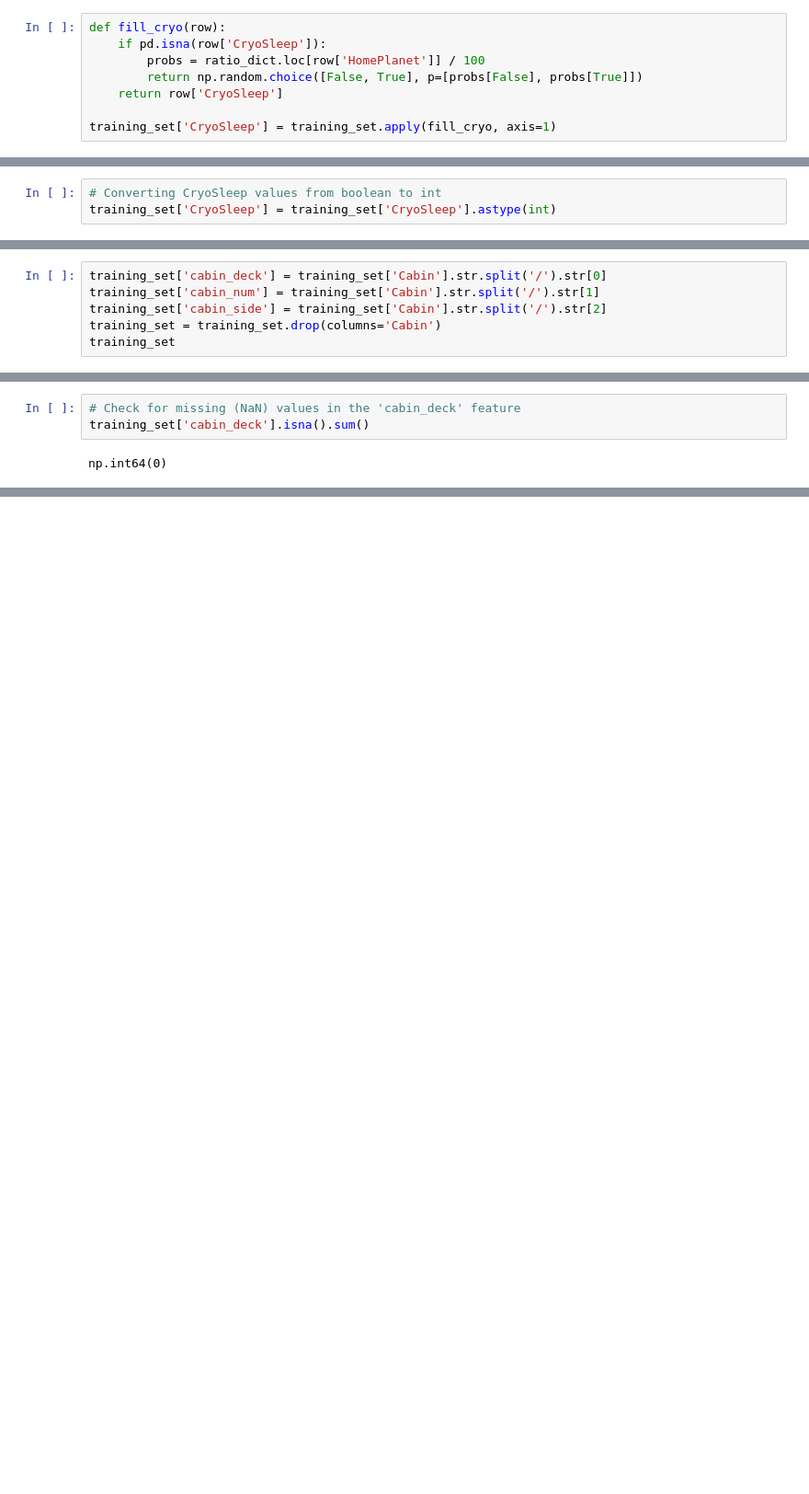
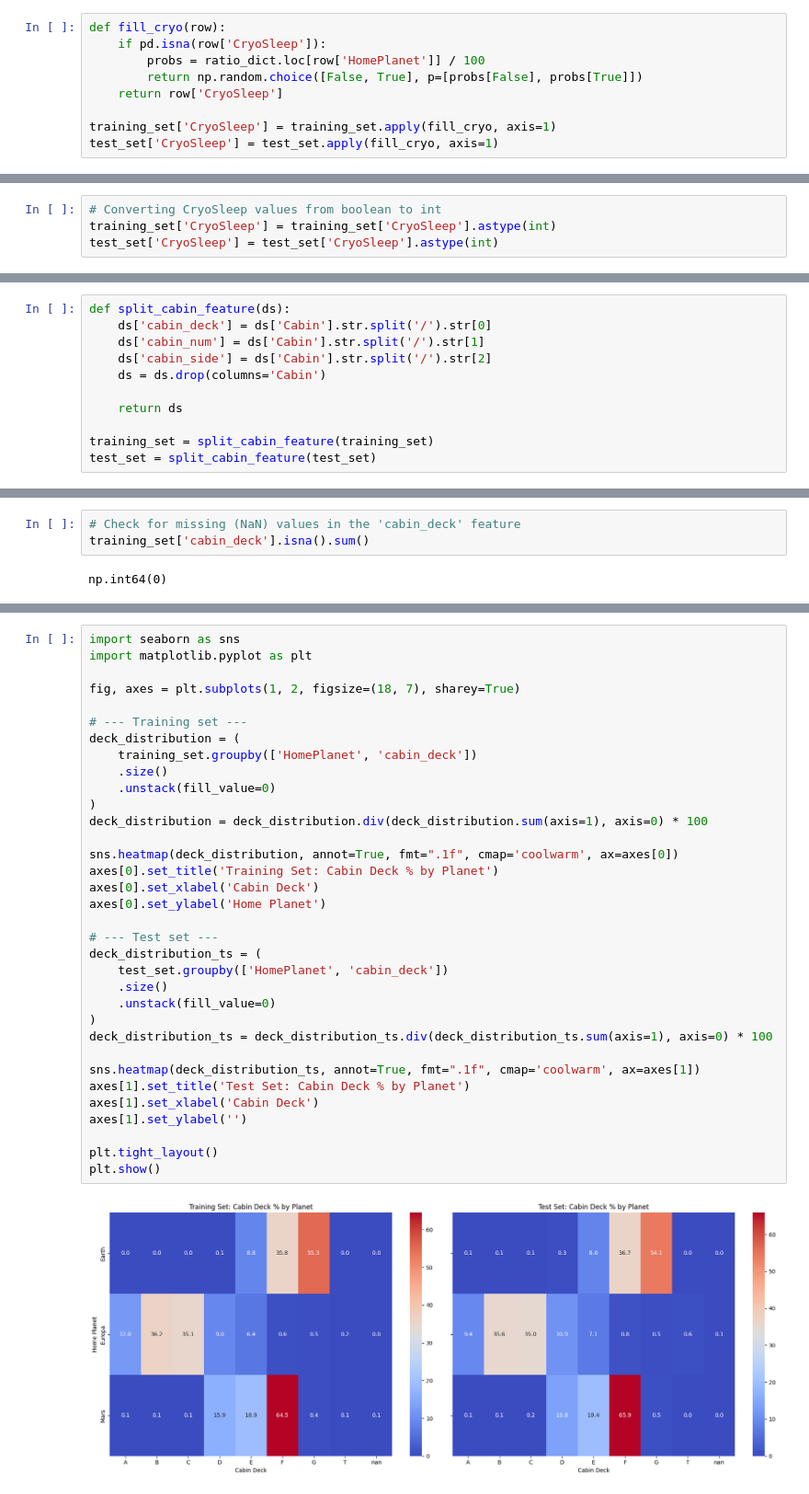
Before and after one commit to plamensve/ML_FINAL_PROJECT, a Jupyter notebook: notebooks/02.preprocessing.ipynb, the cells around one changed output, grey strips where cells are left out. Shown at 92% size. Drawn from its saved outputs; the diff is of its cells as text; blank space fills up the shorter version.

```diff
--- a/notebooks/02.preprocessing.ipynb
+++ b/notebooks/02.preprocessing.ipynb
@@ -412,6 +579,7 @@ def fill_cryo(row):
     return row['CryoSleep']
 
 training_set['CryoSleep'] = training_set.apply(fill_cryo, axis=1)
+test_set['CryoSleep'] = test_set.apply(fill_cryo, axis=1)
 # %%
 # Checking for missing values
 training_set['CryoSleep'].isna().sum()
@@ -420,6 +592,7 @@ np.int64(0)
 # %%
 # Converting CryoSleep values from boolean to int
 training_set['CryoSleep'] = training_set['CryoSleep'].astype(int)
+test_set['CryoSleep'] = test_set['CryoSleep'].astype(int)
 # %%
 training_set
 # %% [output]
@@ -458,9 +647,3 @@ training_set
 | 8691 | 9280_01 | Europa | 0 | E/608/S | 55 Cancri e | 32.0 | False | 0.0 | 1049.0 | ... |
 | 8692 | 9280_02 | Europa | 0 | E/608/S | TRAPPIST-1e | 44.0 | False | 126.0 | 4688.0 | ... |
 8693 rows × 14 columns
-# %%
-training_set['cabin_deck'] = training_set['Cabin'].str.split('/').str[0]
-training_set['cabin_num'] = training_set['Cabin'].str.split('/').str[1]
-training_set['cabin_side'] = training_set['Cabin'].str.split('/').str[2]
-training_set = training_set.drop(columns='Cabin')
-training_set
@@ -481,3 +666,14 @@ training_set
+# %%
+def split_cabin_feature(ds):
+    ds['cabin_deck'] = ds['Cabin'].str.split('/').str[0]
+    ds['cabin_num'] = ds['Cabin'].str.split('/').str[1]
+    ds['cabin_side'] = ds['Cabin'].str.split('/').str[2]
+    ds = ds.drop(columns='Cabin')
+
+    return ds
+
+training_set = split_cabin_feature(training_set)
+test_set = split_cabin_feature(test_set)
 # %%
 training_set['cabin_deck'].isna().sum()
 # %% [output]
@@ -537,0 +785,36 @@ np.int64(0)
+# %%
+import seaborn as sns
+import matplotlib.pyplot as plt
+
+fig, axes = plt.subplots(1, 2, figsize=(18, 7), sharey=True)
+
+# --- Training set ---
+deck_distribution = (
+    training_set.groupby(['HomePlanet', 'cabin_deck'])
+    .size()
+    .unstack(fill_value=0)
+)
+deck_distribution = deck_distribution.div(deck_distribution.sum(axis=1), axis=0) * 100
+
+sns.heatmap(deck_distribution, annot=True, fmt=".1f", cmap='coolwarm', ax=axes[0])
+axes[0].set_title('Training Set: Cabin Deck % by Planet')
+axes[0].set_xlabel('Cabin Deck')
+axes[0].set_ylabel('Home Planet')
+
+# --- Test set ---
+deck_distribution_ts = (
+    test_set.groupby(['HomePlanet', 'cabin_deck'])
+    .size()
+    .unstack(fill_value=0)
+)
+deck_distribution_ts = deck_distribution_ts.div(deck_distribution_ts.sum(axis=1), axis=0) * 100
+
+sns.heatmap(deck_distribution_ts, annot=True, fmt=".1f", cmap='coolwarm', ax=axes[1])
+axes[1].set_title('Test Set: Cabin Deck % by Planet')
+axes[1].set_xlabel('Cabin Deck')
+axes[1].set_ylabel('')
+
+plt.tight_layout()
+plt.show()
+# %% [output]
+[figure, added]
```
Also changed, not shown: parts of 34 cells of this notebook, 1 other file.
